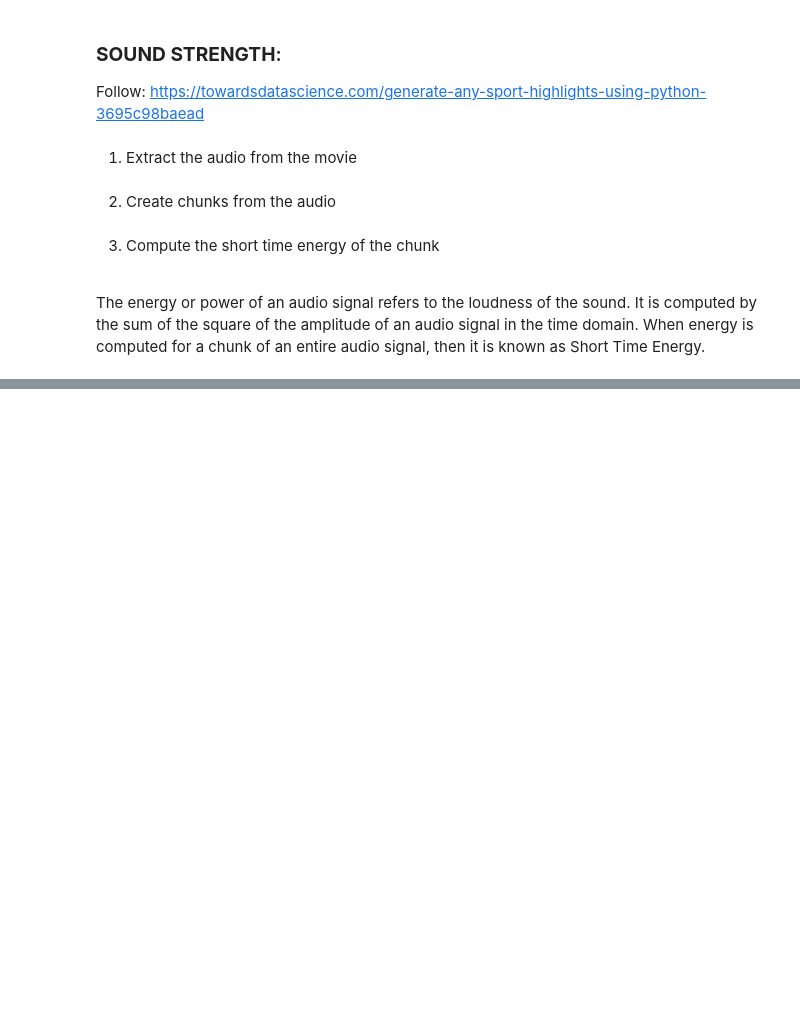
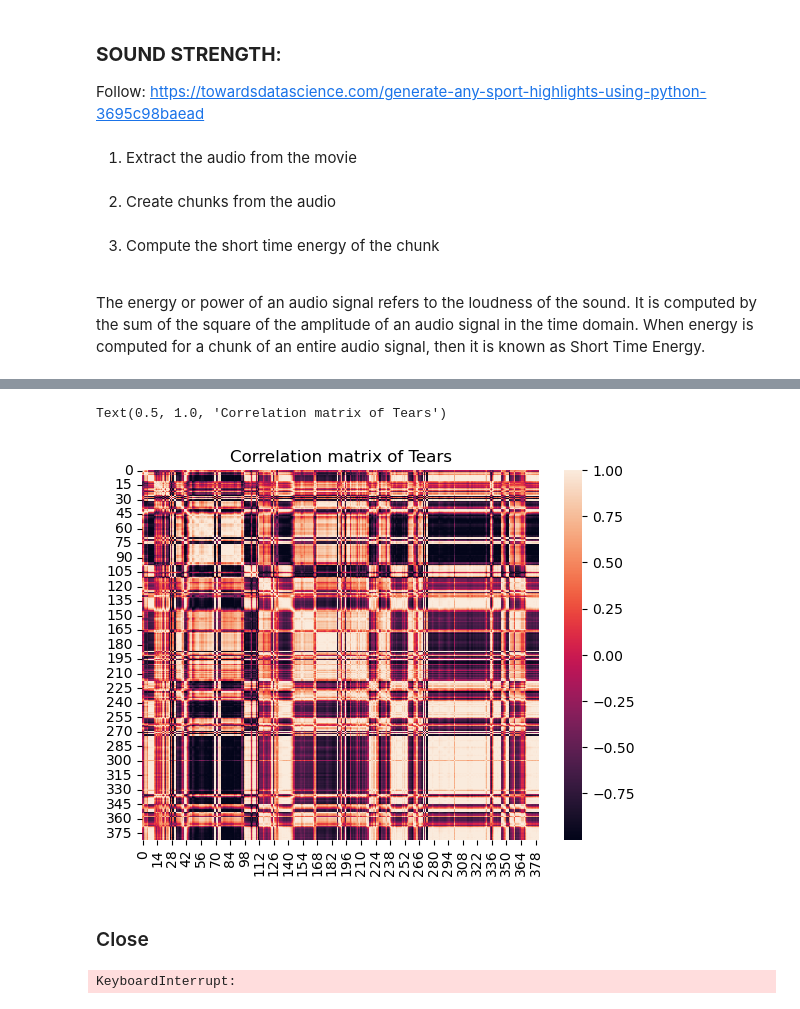
Before and after one commit to silviiaromanato/HigherOrder, a Jupyter notebook: Code/feature_extraction.ipynb, the cells around one changed output, grey strips where cells are left out. Cells and saved outputs as stored; diff of their text form; code cells hidden in the pictures; blank space fills up the shorter version.

```diff
--- a/Code/feature_extraction.ipynb
+++ b/Code/feature_extraction.ipynb
@@ -118,0 +174,4 @@ plt.show()
+# %%
+df_sound.rename(columns={0: 'sound'}, inplace=True)
+df_sound.reset_index(drop=True, inplace=True)
+df_sound
@@ -118,0 +192,8 @@ plt.show()
+# %%
+df_brightness.reset_index(drop=True, inplace=True)
+df_brightness['sound'] = df_sound['sound']
+# %%
+# drop the first row
+df_brightness_tears = df_brightness.iloc[1:, :]
+df_brightness_tears.reset_index(drop=True, inplace=True)
+df_brightness_tears
@@ -118,0 +214,45 @@ plt.show()
+# %%
+df = df_brightness_tears.copy()
+# invert the dimension of the matrix
+df = df.T
+
+# Comput the correlation matrix
+corr_tears_features = df.corr()
+
+# save the correlation matrix
+corr_tears_features.to_csv('/Users/silviaromanato/Desktop/SEMESTER_PROJECT/HigherOrder/Data/Output/corr_tears_features.csv')
+# %%
+# plot a heatmap
+import seaborn as sns
+
+sns.heatmap(corr_tears_features)
+# add a title
+plt.title('Correlation matrix of Tears')
+# show the plot
+# %% [output]
+Text(0.5, 1.0, 'Correlation matrix of Tears')
+[figure, added]
+# %% [markdown]
+### Close
+# %%
+# plot the correlation matrix with plotly
+import plotly.figure_factory as ff
+
+fig = ff.create_annotated_heatmap(
+    z=corr.values,
+    x=list(corr.columns),
+    y=list(corr.index),
+    annotation_text=corr.round(2).values,
+    showscale=True)
+
+fig.update_layout(
+    title_text='Correlation Matrix',
+    height=800,
+    width=800,
+    xaxis_showgrid=False,
+    yaxis_showgrid=False,
+    yaxis_autorange='reversed')
+
+fig.show()
+# %% [output]
+KeyboardInterrupt:
```
Also changed, not shown: parts of 21 cells of this notebook, 1 other file.
